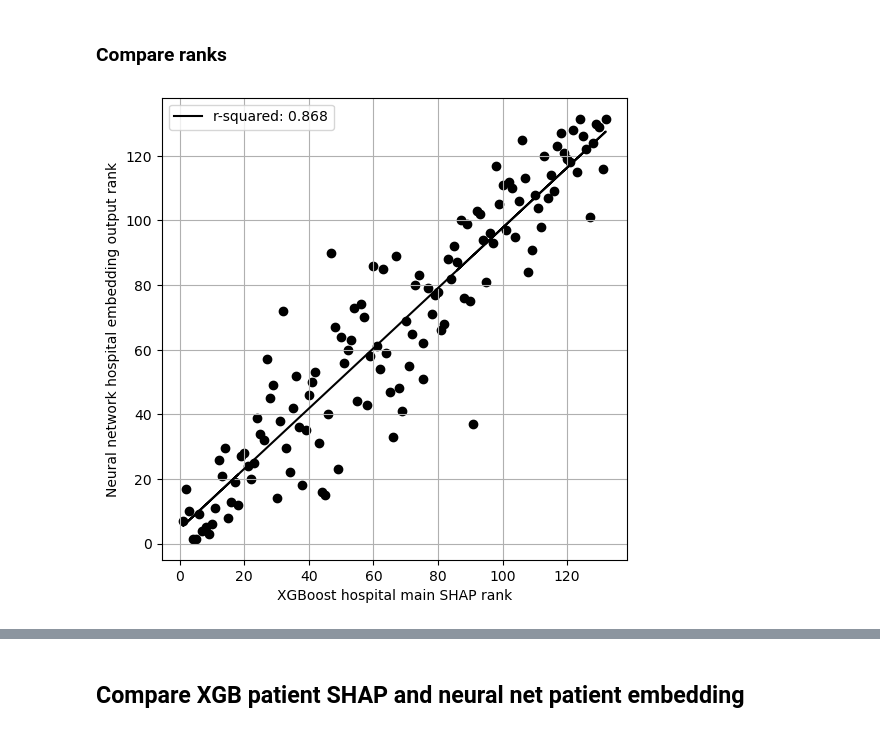
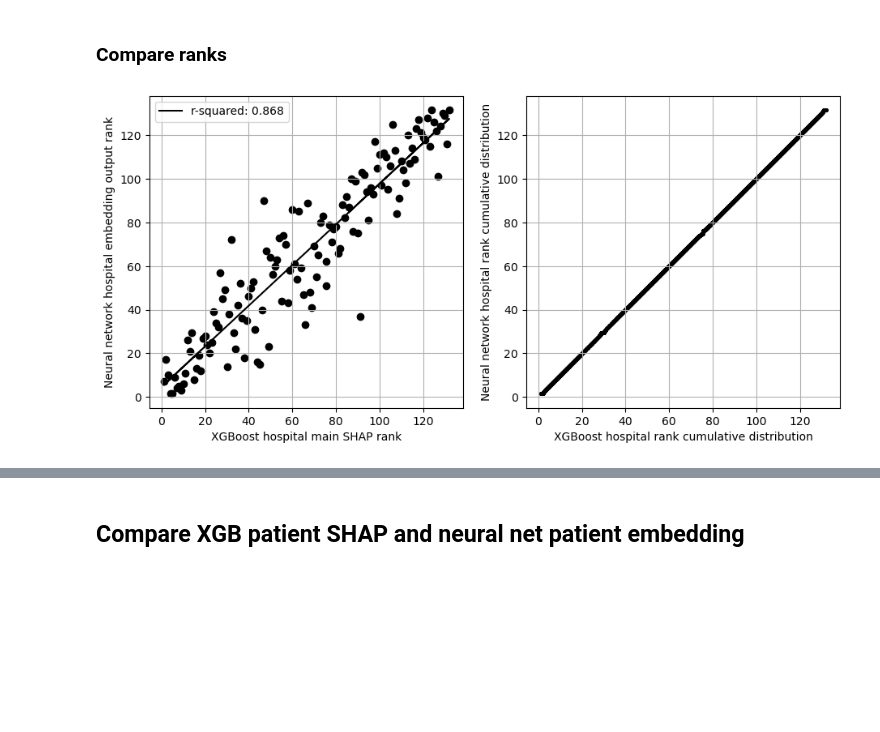
Before and after one commit to samuel-book/samuel_shap_paper_1, a Jupyter notebook: xgb_10_features/62_xgb_nn_comparison.ipynb, the cells around one changed output, grey strips where cells are left out. Cells and saved outputs as stored; diff of their text form; code cells hidden in the pictures; blank space fills up the shorter version.

Commit message:
Add pp plots

```diff
--- a/xgb_10_features/62_xgb_nn_comparison.ipynb
+++ b/xgb_10_features/62_xgb_nn_comparison.ipynb
@@ -173,28 +173,40 @@ mean_hospital_results
 # %%
 mean_hospital_results['xgb_hospital_rank'] = mean_hospital_results['xgb_shap_hospital_main_shap'].rank()
 mean_hospital_results['nn_hospital_rank'] = mean_hospital_results['scaled_nn_hopsital_embedding'].rank()
 
 x = mean_hospital_results['xgb_hospital_rank']
 y = mean_hospital_results['nn_hospital_rank']
 
-# Plot results
-fig = plt.figure(figsize=(6,6))
-ax = fig.add_subplot()
+
+fig = plt.figure(figsize=(11,5))
+
+# Scatter plot
+
+ax1 = fig.add_subplot(1,2,1)
 # Fit a regression line to the points
 slope, intercept, r_value, p_value, std_err = stats.linregress(x, y)
 r_square = r_value ** 2
 y_pred = intercept + (x * slope)
 
-ax.scatter(x, y, c='k')
-ax.plot (x, y_pred, color = 'k', linestyle='-', label=f'r-squared: {r_square:0.3f}')
+ax1.scatter(x, y, c='k')
+ax1.plot (x, y_pred, color = 'k', linestyle='-', label=f'r-squared: {r_square:0.3f}')
 
-ax.set_xlabel('XGBoost hospital main SHAP rank')
-ax.set_ylabel('Neural network hospital embedding output rank')
+ax1.set_xlabel('XGBoost hospital main SHAP rank')
+ax1.set_ylabel('Neural network hospital embedding output rank')
 
-ax.legend()
-ax.grid()
+ax1.legend()
+ax1.grid()
+
+## PP plot
+ax2 = fig.add_subplot(1,2,2)
+x_percentiles = np.percentile(x, np.linspace(0, 100, len(data)))
+y_percentiles = np.percentile(y, np.linspace(0, 100, len(data)))
+ax2.scatter(x_percentiles, y_percentiles, c='k', s=5)
+ax2.grid()
+ax2.set_xlabel('XGBoost hospital rank cumulative distribution')
+ax2.set_ylabel('Neural network hospital rank cumulative distribution')
 
 plt.savefig('./output/62_xgb_10_features_10k_hospital_rank.jpg', dpi=300)
 plt.show()
 # %% [output]
-[figure, old version]
+[figure, new version]
```
Also changed, not shown: parts of 2 cells of this notebook, 2 other files.
